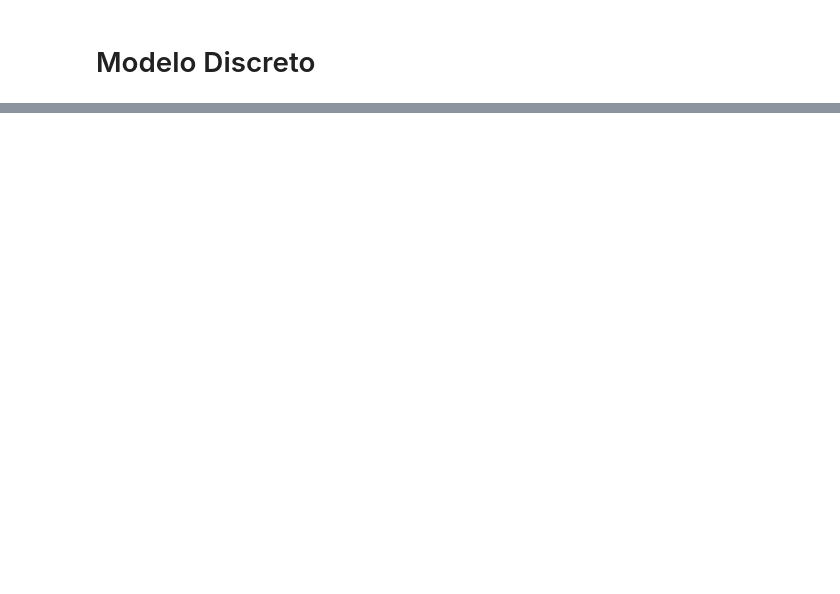
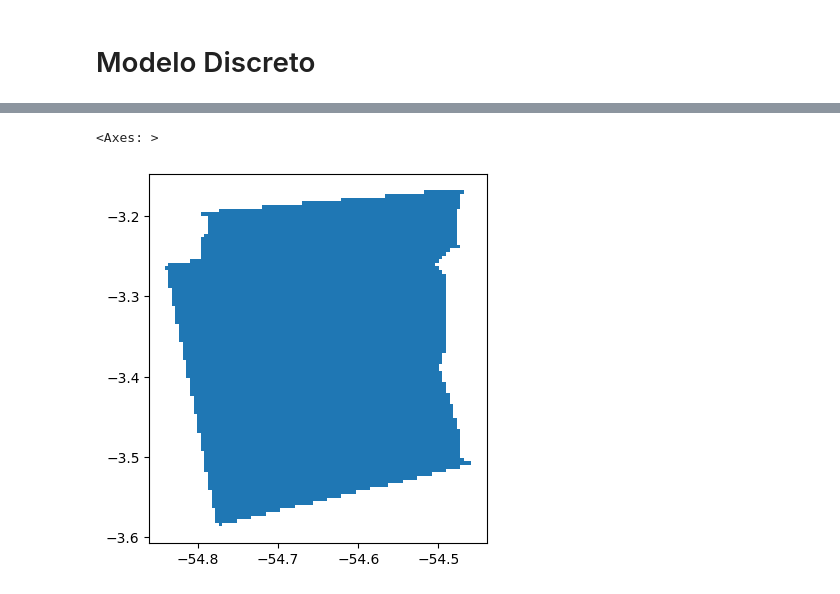
Before and after one commit to profsergiocosta/luccme_models, a Jupyter notebook: notebook/modelo_discreto.ipynb, the cells around one changed output, grey strips where cells are left out. Drawn from its saved outputs; the diff is of its cells as text; code cells hidden in the pictures; blank space fills up the shorter version.

```diff
--- a/notebook/modelo_discreto.ipynb
+++ b/notebook/modelo_discreto.ipynb
@@ -9,0 +16,2 @@ DataSourceError: data/cs_moju/cs_moju.shp: No such file or directory
+# %%
+cs_moju.set_index("object_id_", inplace=True)
@@ -9,0 +29,5 @@ DataSourceError: data/cs_moju/cs_moju.shp: No such file or directory
+# %%
+cs_moju.plot()
+# %% [output]
+<Axes: >
+[figure, added]
```
Also changed, not shown: parts of 8 cells of this notebook, 2 other files.
